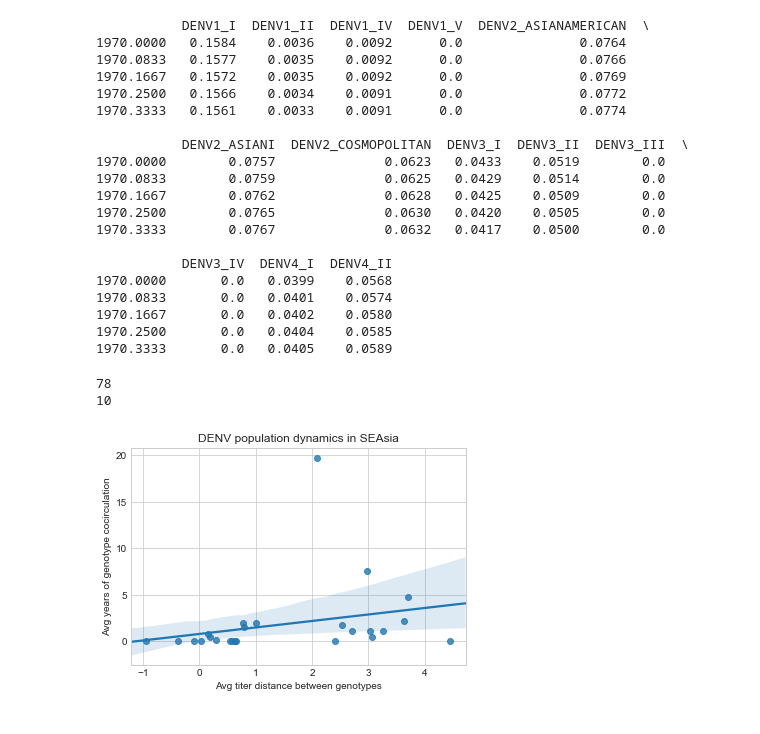
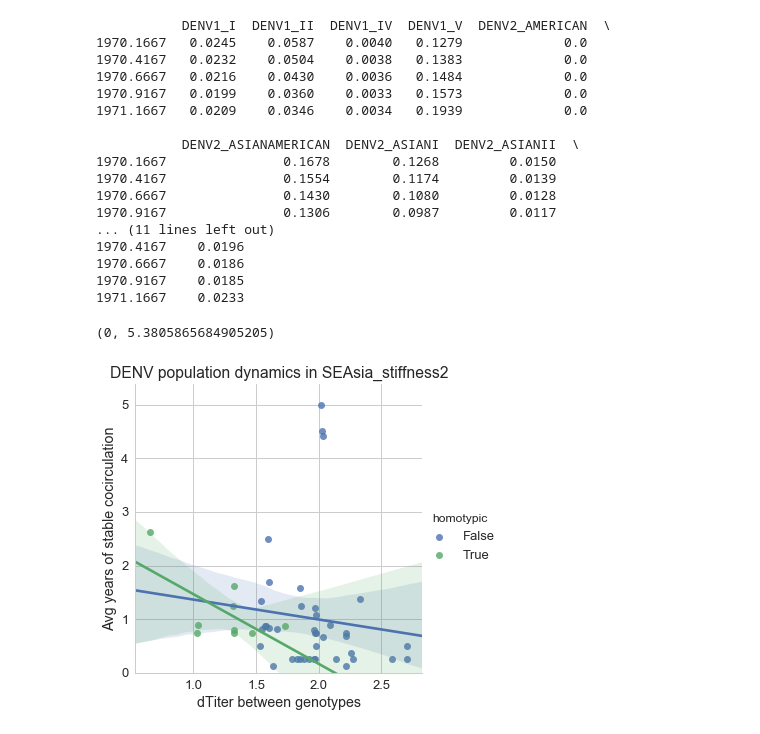
Before and after one commit to blab/dengue-antigenic-dynamics, a Jupyter notebook: scripts/frequencies/cocirculation-stability.ipynb, the cells around one changed output. Cells and saved outputs as stored; diff of their text form; code cells hidden in the pictures.

Commit message:
Reanalyze with dTiter values

```diff
--- a/scripts/frequencies/cocirculation-stability.ipynb
+++ b/scripts/frequencies/cocirculation-stability.ipynb
@@ -17,33 +17,30 @@ import math
 import sequtils as sue
 from scipy.stats import linregress
 # %%
-dataset_name = 'SEAsia'
-out_path = '../../data/frequencies/regions/stiffness20'
-frequencies = pd.read_csv('../../data/frequencies/regions/stiffness20/southeast_asia_frequencies.csv', index_col=0)
+dataset_name = 'SEAsia_stiffness2'
+out_path = '../../data/frequencies/regions/'
+frequencies = pd.read_csv('../../data/frequencies/regions/seAsia_stiffness2_pivots4.csv', index_col=0)
 frequencies.drop([gt for gt in frequencies.columns.values if 'SYLVATIC' in gt], inplace=True, axis=1)
 genotypes = frequencies.columns.values
 
 
-titer_path = '../../data/katzelnick2015/processed/genotypes_normalized.csv'
+titer_path = '../../data/katzelnick2015/processed/genotypes_dTiters.csv'
 print frequencies.head()
 # %% [output]
-           DENV1_I  DENV1_II  DENV1_IV  DENV1_V  DENV2_ASIANAMERICAN  \
-1970.0000   0.1584    0.0036    0.0092      0.0               0.0764
-1970.0833   0.1577    0.0035    0.0092      0.0               0.0766
-1970.1667   0.1572    0.0035    0.0092      0.0               0.0769
-1970.2500   0.1566    0.0034    0.0091      0.0               0.0772
-1970.3333   0.1561    0.0033    0.0091      0.0               0.0774
+           DENV1_I  DENV1_II  DENV1_IV  DENV1_V  DENV2_AMERICAN  \
+1970.1667   0.0245    0.0587    0.0040   0.1279             0.0
+1970.4167   0.0232    0.0504    0.0038   0.1383             0.0
+1970.6667   0.0216    0.0430    0.0036   0.1484             0.0
+1970.9167   0.0199    0.0360    0.0033   0.1573             0.0
+1971.1667   0.0209    0.0346    0.0034   0.1939             0.0
 
-           DENV2_ASIANI  DENV2_COSMOPOLITAN  DENV3_I  DENV3_II  DENV3_III  \
-1970.0000        0.0757              0.0623   0.0433    0.0519        0.0
-1970.0833        0.0759              0.0625   0.0429    0.0514        0.0
-1970.1667        0.0762              0.0628   0.0425    0.0509        0.0
-1970.2500        0.0765              0.0630   0.0420    0.0505        0.0
-1970.3333        0.0767              0.0632   0.0417    0.0500        0.0
-
-           DENV3_IV  DENV4_I  DENV4_II
-1970.0000       0.0   0.0399    0.0568
-1970.0833       0.0   0.0401    0.0574
-1970.1667       0.0   0.0402    0.0580
-1970.2500       0.0   0.0404    0.0585
-1970.3333       0.0   0.0405    0.0589
+           DENV2_ASIANAMERICAN  DENV2_ASIANI  DENV2_ASIANII  \
+1970.1667               0.1678        0.1268         0.0150
+1970.4167               0.1554        0.1174         0.0139
+1970.6667               0.1430        0.1080         0.0128
+1970.9167               0.1306        0.0987         0.0117
+... (11 lines left out)
+1970.4167    0.0196
+1970.6667    0.0186
+1970.9167    0.0185
+1971.1667    0.0233
@@ -71,3 +47,9 @@ avg_titers = average_normed_titers(titers)
+# %%
+dTiters = pd.read_csv(titer_path, index_col=0, header=None, names=['gt1', 'gt2', 'dTiter'])
+titers = {}
+for idx, i in dTiters.iterrows():
+    key = tuple(sorted([i['gt1'], i['gt2']]))
+    titers[key] = i['dTiter']
 # %%
 def are_cocirculating(genotype1, genotype2, row):
     return row[genotype1] >= 0.1 and row[genotype2] >= 0.1
@@ -78,6 +60,7 @@ def avg_len_cocirculating(flag_series):
 
     # last value is a True followed by a False
     end = flag_series.index[flag_series & ~ flag_series.shift(-1).fillna(False)]
+
     time_periods = zip(start, end)
     len_cocirculating = [end - start for start,end in time_periods]
 
@@ -86,6 +69,7 @@ def avg_len_cocirculating(flag_series):
     except ZeroDivisionError:
         avg_len_cocirculating = 0.
 
+    assert avg_len_cocirculating >= 0.
     return avg_len_cocirculating
 
 
@@ -146,17 +129,16 @@ def generate_null(df, n=100):
     return {'r': null_distribution_r, 'slope': null_distribution_slope}
 # %%
-test_stats = compare_cocirculation_stability_titers(frequencies)
+actual = compare_cocirculation_stability_titers(frequencies)
-# %% [output]
-78
-10
 # %%
-sns.set_style('whitegrid')
-sns.regplot(pd.Series(test_stats['titer_dist']),pd.Series(test_stats['cocirc_length']))
-plt.xlabel('Avg titer distance between genotypes')
-plt.ylabel('Avg years of genotype cocirculation')
+sns.set(style='whitegrid', font_scale=1.3)
+sns.lmplot('dTiter', 'cocirculation', hue='homotypic', data = actual['vals'])
+plt.xlabel('dTiter between genotypes')
+plt.ylabel('Avg years of stable cocirculation')
 plt.title('DENV population dynamics in %s'%dataset_name)
-plt.savefig(out_path+'/'+dataset_name+'_genotype_cocirculation.png')
+plt.ylim(bottom=0)
+# plt.savefig(out_path+'/'+dataset_name+'_genotype_cocirculation.png')
 # %% [output]
+(0, 5.3805865684905205)
-[figure, old version]
+[figure, new version]
 # %%
 null_distrib = generate_null(frequencies)
```
Also changed, not shown: parts of 4 cells of this notebook.
